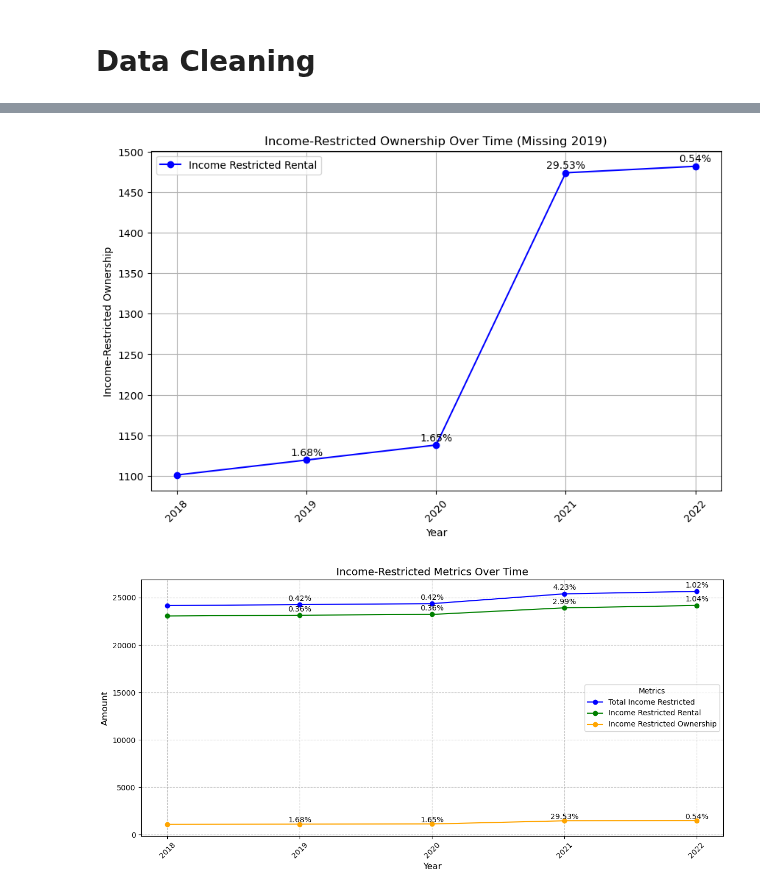
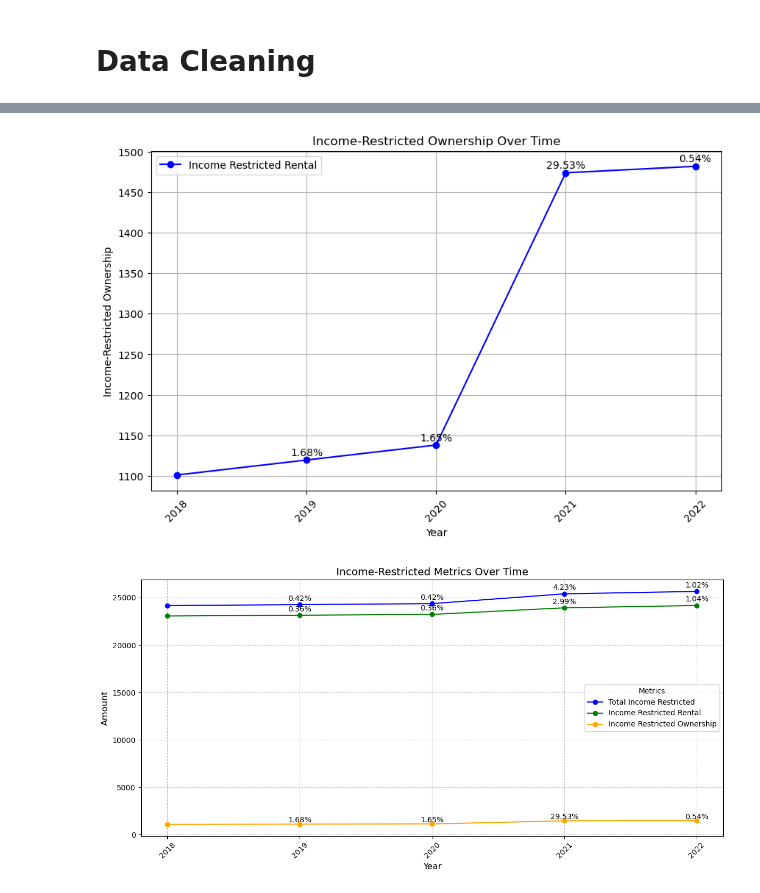
Before and after one commit to BU-Spark/ds-bcc-tania-fernandes-d7, a Jupyter notebook: fa24-team-b/housing/notebooks/income_restricted_housing/income_restricted_housing.ipynb, the cells around one changed output, grey strips where cells are left out. Saved outputs shown, nothing was run; the diff lists cells and outputs as text; code cells hidden in the pictures.

```diff
--- a/fa24-team-b/housing/notebooks/income_restricted_housing/income_restricted_housing.ipynb
+++ b/fa24-team-b/housing/notebooks/income_restricted_housing/income_restricted_housing.ipynb
@@ -271,35 +271,35 @@ plt.show()
 # %%
 values = plotting_data["income-restricted-ownership"]
 
 # Calculate percentage changes
 percentage_changes = values.pct_change() * 100  # Convert to percentages
 
 # Plot the data
 plt.figure(figsize=(10, 6))
 plt.plot(years, values, marker="o", linestyle="-", color="b", label="Income Restricted Rental")
 
 # Add percentage change annotations
 for i in range(1, len(years)):
     plt.text(
         years[i],
         values[i] + (0.002 * values[i]),  # Adjust annotation position
         f"{percentage_changes.iloc[i]:.2f}%",
         fontsize=10,
         ha="center",
         va="bottom"
     )
 
-plt.title("Income-Restricted Ownership Over Time (Missing 2019)")
+plt.title("Income-Restricted Ownership Over Time")
 plt.xlabel("Year")
 plt.ylabel("Income-Restricted Ownership")
 plt.xticks(years, rotation=45)
 plt.grid(True)
 plt.legend()
 #plt.ylim(20000, 30000)
 
 plt.show()
 # %% [output]
-[figure, old version]
+[figure, new version]
 # %%
 import matplotlib.pyplot as plt
 
```
Also changed, not shown: parts of 3 cells of this notebook.
